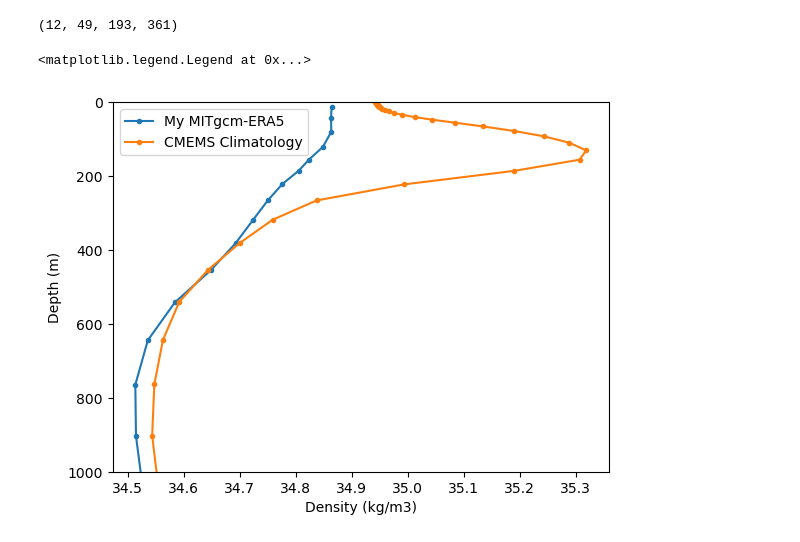
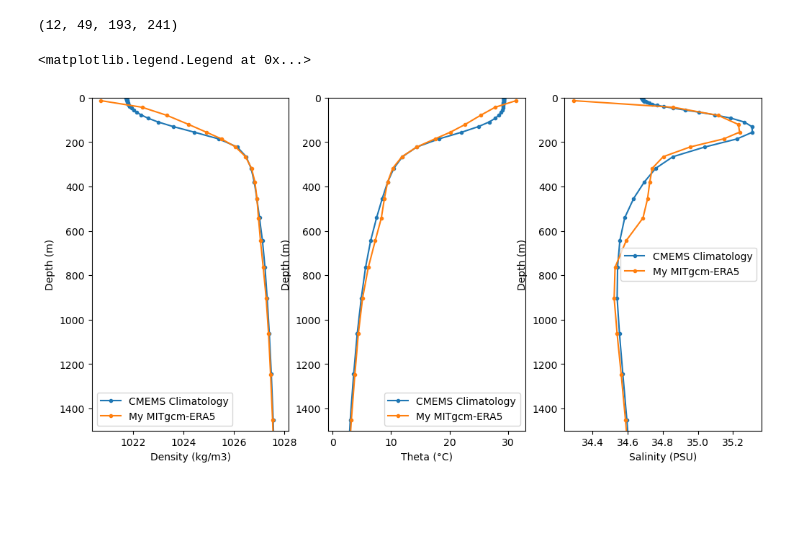
Before and after one commit to FattyZH/eqp-dlfv-mitgcm-era5, a Jupyter notebook: script/ana_251113.ipynb, the cells around one changed output. Drawn from its saved outputs; the diff is of its cells as text; code cells hidden in the pictures; blank space fills up the shorter version.

```diff
--- a/script/ana_251113.ipynb
+++ b/script/ana_251113.ipynb
@@ -7,7 +7,7 @@ from dymodes import dymodes
 path = '../../data/'
 pclim = path+'cmems_climatology_mon.nc'
 
-tl,zl,yl,xl = slice(None),slice(-1),slice(-8,8),slice(170,200)
+tl,zl,yl,xl = slice(None),slice(-1),slice(-8,8),slice(160,180)
 with xr.open_dataset(pclim) as clim:
     t = clim['thetao'][tl,zl].loc[:,:,yl,xl]
     s = clim['so'][tl,zl].loc[:,:,yl,xl]
@@ -21,42 +21,55 @@ with xr.open_dataset(pclim) as clim:
         dr[i] = 2*(dep[i]-lev)
         lev += dr[i]
 pdo = sw.dens0(so,to)
-pmo,ceo = dymodes(pdo,dr)
 # %% [output]
-(12, 49, 193, 361)
+(12, 49, 193, 241)
 # %%
 import xarray as xr
 import numpy as np
 import matplotlib.pyplot as plt
 import seawater as sw
 from dymodes import dymodes
-path = '../output/251113/'
+path = '../output/251115/'
 pgrid = path+'grid.nc'
 pdync = path+'dync.nc'
 with xr.open_dataset(pgrid) as grid:
     z = -grid['Z'].values
     dz = grid['Zl'].values-grid['Zu'].values
 
-i = 29
-tl,zl,yl,xl = slice(i*12,(i+1)*12),slice(None),slice(-8,8),slice(170,200)
+i = 10
+tl,zl = slice(i*12,(i+1)*12),slice(None)
 with xr.open_dataset(pdync) as dync:
     t = dync['THETA'][tl].loc[:,zl,yl,xl]
     s = dync['SALT'][tl].loc[:,zl,yl,xl]
     t,s = t.where(t), s.where(s)
     t = t.mean(['T','Y','X']).values
     s = s.mean(['T','Y','X']).values
     u = dync['UVEL'][tl].loc[:,zl,yl,xl]
     x = u[u.dims[3]].values
     y = u[u.dims[2]].values
 pd = sw.dens0(s,t)
-pm,ce = dymodes(pd,dz)
-plt.plot(s,z,marker='.',label='My MITgcm-ERA5')
-plt.plot(so,dep,marker='.',label='CMEMS Climatology')
-plt.gca().invert_yaxis()
+plt.figure(figsize=(12,6))
+plt.subplot(131)
+plt.plot(pdo,dep,marker='.',label='CMEMS Climatology')
+plt.plot(pd,z,marker='.',label='My MITgcm-ERA5')
 plt.xlabel('Density (kg/m3)')
 plt.ylabel('Depth (m)')
-plt.ylim(1000,0)
+plt.ylim(1500,0)
 plt.legend()
+plt.subplot(132)
+plt.plot(to,dep,marker='.',label='CMEMS Climatology')
+plt.plot(t,z,marker='.',label='My MITgcm-ERA5')
+plt.xlabel('Theta (°C)')
+plt.ylabel('Depth (m)')
+plt.ylim(1500,0)
+plt.legend()
+plt.subplot(133)
+plt.plot(so,dep,marker='.',label='CMEMS Climatology')
+plt.plot(s,z,marker='.',label='My MITgcm-ERA5')
+plt.xlabel('Salinity (PSU)')
+plt.ylabel('Depth (m)')
+plt.ylim(1500,0)
+plt.legend()
 # %% [output]
 <matplotlib.legend.Legend at 0x...>
-[figure, old version]
+[figure, new version]
```
Also changed, not shown: parts of 2 cells of this notebook, 2 other files.
